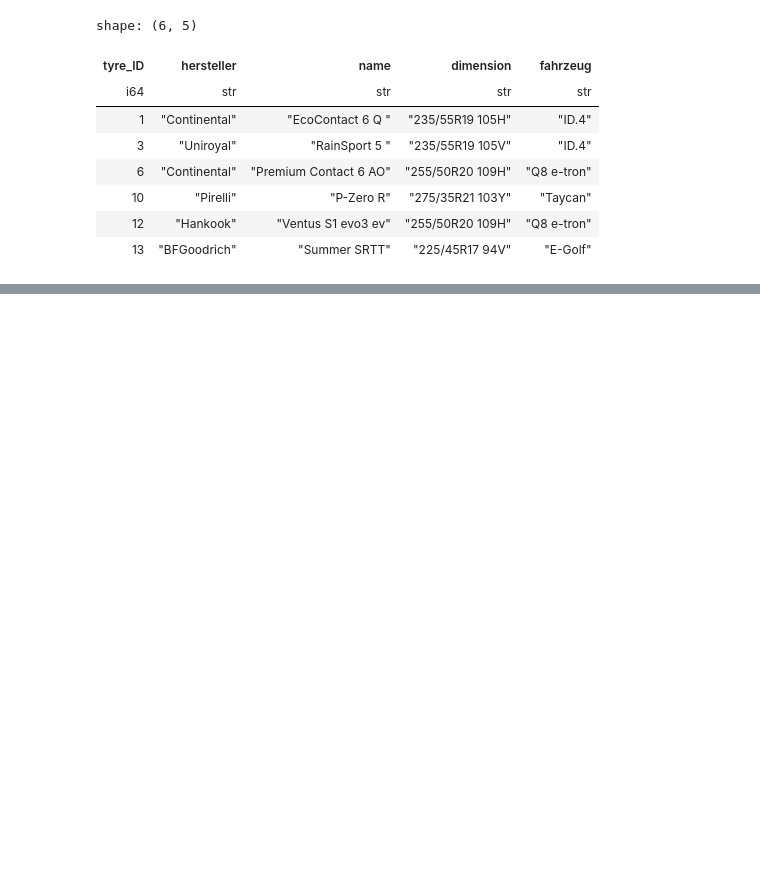
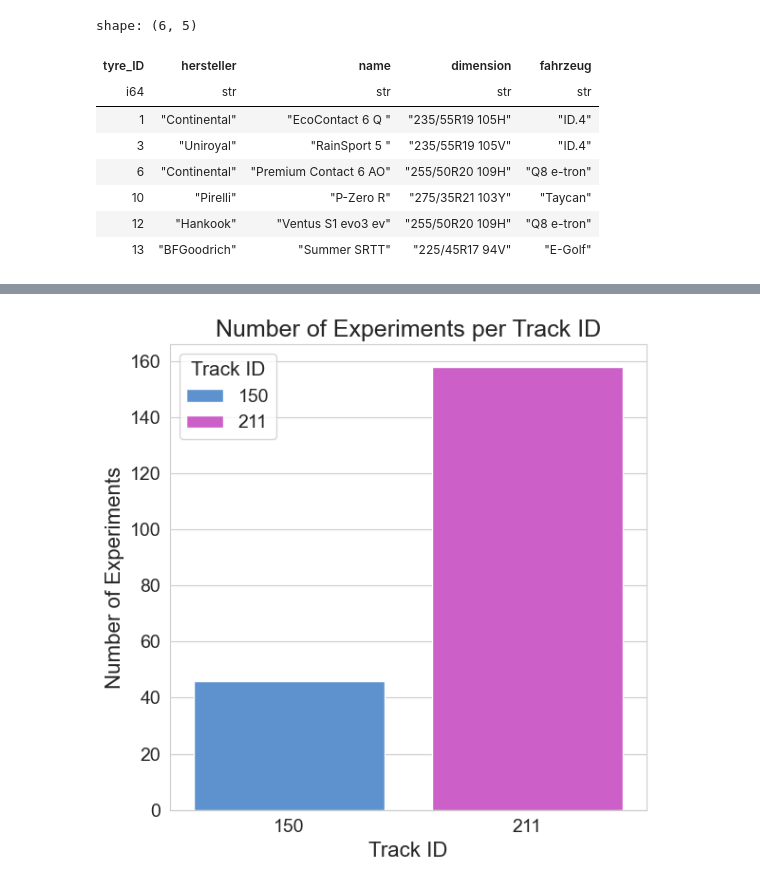
Before and after one commit to m-j-w-f/ROAR, a Jupyter notebook: src/roar/notenbooks/01explore.ipynb, the cells around one changed output, grey strips where cells are left out. Saved outputs shown, nothing was run; the diff lists cells and outputs as text; code cells hidden in the pictures; blank space fills up the shorter version.

```diff
--- a/src/roar/notenbooks/01explore.ipynb
+++ b/src/roar/notenbooks/01explore.ipynb
@@ -866,0 +275,16 @@ extract_h5_variables2(file2)
+# %%
+# Experiments per Track ID
+tracks_cnt = files_df.group_by("track_ID").agg(pl.len().alias("count"))
+ax = plt.subplots(figsize=(6, 6))[1]
+fig = sns.barplot(tracks_cnt, x="track_ID", y="count", hue="track_ID", ax=ax, palette=TRACK_COLORS)
+fig.set_xlabel("Track ID", fontsize=16)
+fig.set_ylabel("Number of Experiments", fontsize=16)
+fig.set_title("Number of Experiments per Track ID", fontsize=18)
+fig.legend(title="Track ID", fontsize=14, title_fontsize=15)
+fig.tick_params(axis="both", labelsize=14)
+fig.xaxis.label.set_text("Track ID")
+fig.yaxis.label.set_text("Number of Experiments")
+plt.tight_layout()
+plt.savefig(ROOT_DIR / "plots" / "experiments_per_track_id.pdf", dpi=300)
+# %% [output]
+[figure, added]
```
Also changed, not shown: parts of 47 cells of this notebook, 14 other files.
